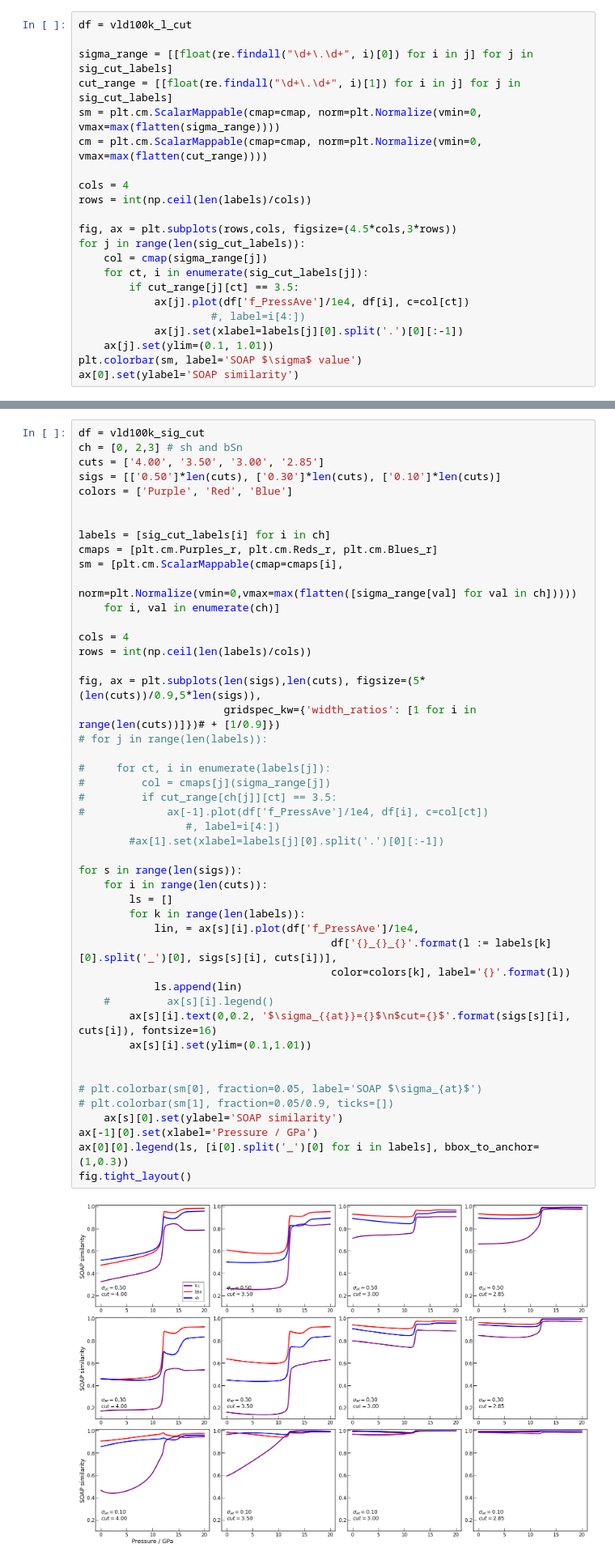
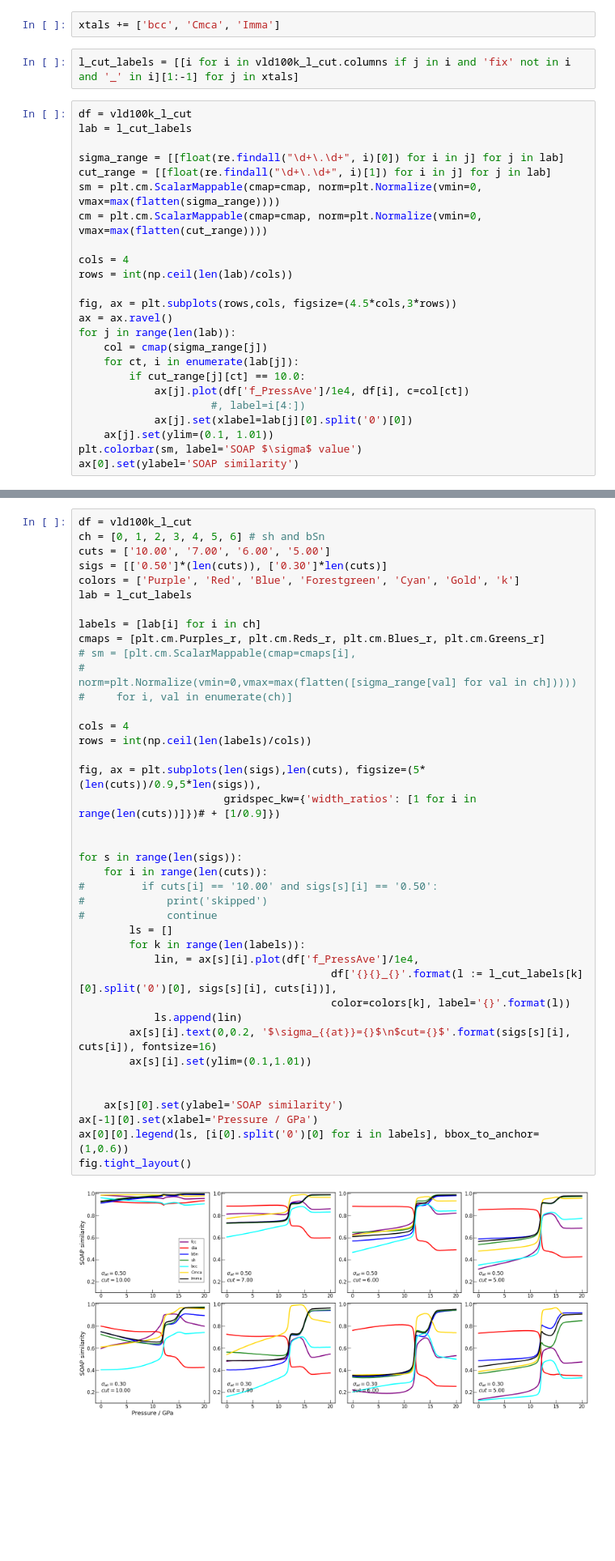
Before and after one commit to MorrowChem/Ge_analysis_local, a Jupyter notebook: GAP_to_MTP_SOAPsearch.ipynb, the cells around one changed output, grey strips where cells are left out. Shown at 81% size. Drawn from its saved outputs; the diff is of its cells as text; blank space fills up the shorter version.

```diff
--- a/GAP_to_MTP_SOAPsearch.ipynb
+++ b/GAP_to_MTP_SOAPsearch.ipynb
@@ -308,22 +249,28 @@ Index(['Origin', 'cutoff', 'nneightol', 'f_PressAve', 'Press', 'fcc0.30',
+# %%
+xtals += ['bcc', 'Cmca', 'Imma']
+# %%
+l_cut_labels = [[i for i in vld100k_l_cut.columns if j in i and 'fix' not in i and '_' in i][1:-1] for j in xtals]
 # %%
 df = vld100k_l_cut
+lab = l_cut_labels
 
-sigma_range = [[float(re.findall("\d+\.\d+", i)[0]) for i in j] for j in sig_cut_labels]
-cut_range = [[float(re.findall("\d+\.\d+", i)[1]) for i in j] for j in sig_cut_labels]
+sigma_range = [[float(re.findall("\d+\.\d+", i)[0]) for i in j] for j in lab]
+cut_range = [[float(re.findall("\d+\.\d+", i)[1]) for i in j] for j in lab]
 sm = plt.cm.ScalarMappable(cmap=cmap, norm=plt.Normalize(vmin=0, vmax=max(flatten(sigma_range))))
 cm = plt.cm.ScalarMappable(cmap=cmap, norm=plt.Normalize(vmin=0, vmax=max(flatten(cut_range))))
 
 cols = 4
-rows = int(np.ceil(len(labels)/cols))
+rows = int(np.ceil(len(lab)/cols))
 
 fig, ax = plt.subplots(rows,cols, figsize=(4.5*cols,3*rows))
-for j in range(len(sig_cut_labels)):
+ax = ax.ravel()
+for j in range(len(lab)):
     col = cmap(sigma_range[j])
-    for ct, i in enumerate(sig_cut_labels[j]):
-        if cut_range[j][ct] == 3.5:
+    for ct, i in enumerate(lab[j]):
+        if cut_range[j][ct] == 10.0:
             ax[j].plot(df['f_PressAve']/1e4, df[i], c=col[ct])
                      #, label=i[4:])
-            ax[j].set(xlabel=labels[j][0].split('.')[0][:-1])
+            ax[j].set(xlabel=lab[j][0].split('0')[0])
     ax[j].set(ylim=(0.1, 1.01))
 plt.colorbar(sm, label='SOAP $\sigma$ value')
 ax[0].set(ylabel='SOAP similarity')
@@ -333,49 +280,42 @@ KeyError: 'fcc_0.10_3.50'
 # %%
-df = vld100k_sig_cut
-ch = [0, 2,3] # sh and bSn
-cuts = ['4.00', '3.50', '3.00', '2.85']
-sigs = [['0.50']*len(cuts), ['0.30']*len(cuts), ['0.10']*len(cuts)]
-colors = ['Purple', 'Red', 'Blue']
+df = vld100k_l_cut
+ch = [0, 1, 2, 3, 4, 5, 6] # sh and bSn
+cuts = ['10.00', '7.00', '6.00', '5.00']
+sigs = [['0.50']*(len(cuts)), ['0.30']*len(cuts)]
+colors = ['Purple', 'Red', 'Blue', 'Forestgreen', 'Cyan', 'Gold', 'k']
+lab = l_cut_labels
 
-
-labels = [sig_cut_labels[i] for i in ch]
-cmaps = [plt.cm.Purples_r, plt.cm.Reds_r, plt.cm.Blues_r]
-sm = [plt.cm.ScalarMappable(cmap=cmaps[i],
-                            norm=plt.Normalize(vmin=0,vmax=max(flatten([sigma_range[val] for val in ch]))))
-    for i, val in enumerate(ch)]
+labels = [lab[i] for i in ch]
+cmaps = [plt.cm.Purples_r, plt.cm.Reds_r, plt.cm.Blues_r, plt.cm.Greens_r]
+# sm = [plt.cm.ScalarMappable(cmap=cmaps[i],
+#                             norm=plt.Normalize(vmin=0,vmax=max(flatten([sigma_range[val] for val in ch]))))
+#     for i, val in enumerate(ch)]
 
 cols = 4
 rows = int(np.ceil(len(labels)/cols))
 
 fig, ax = plt.subplots(len(sigs),len(cuts), figsize=(5*(len(cuts))/0.9,5*len(sigs)),
                        gridspec_kw={'width_ratios': [1 for i in range(len(cuts))]})# + [1/0.9]})
-# for j in range(len(labels)):
 
-#     for ct, i in enumerate(labels[j]):
-#         col = cmaps[j](sigma_range[j])
-#         if cut_range[ch[j]][ct] == 3.5:
-#             ax[-1].plot(df['f_PressAve']/1e4, df[i], c=col[ct])
-                 #, label=i[4:])
-        #ax[1].set(xlabel=labels[j][0].split('.')[0][:-1])
 
 for s in range(len(sigs)):
     for i in range(len(cuts)):
+#         if cuts[i] == '10.00' and sigs[s][i] == '0.50':
+#             print('skipped')
+#             continue
         ls = []
         for k in range(len(labels)):
             lin, = ax[s][i].plot(df['f_PressAve']/1e4,
-                                        df['{}_{}_{}'.format(l := labels[k][0].split('_')[0], sigs[s][i], cuts[i])],
+                                        df['{}{}_{}'.format(l := l_cut_labels[k][0].split('0')[0], sigs[s][i], cuts[i])],
                                         color=colors[k], label='{}'.format(l))
             ls.append(lin)
-    #         ax[s][i].legend()
         ax[s][i].text(0,0.2, '$\sigma_{{at}}={}$\n$cut={}$'.format(sigs[s][i], cuts[i]), fontsize=16)
         ax[s][i].set(ylim=(0.1,1.01))
 
 
-# plt.colorbar(sm[0], fraction=0.05, label='SOAP $\sigma_{at}$')
-# plt.colorbar(sm[1], fraction=0.05/0.9, ticks=[])
     ax[s][0].set(ylabel='SOAP similarity')
 ax[-1][0].set(xlabel='Pressure / GPa')
-ax[0][0].legend(ls, [i[0].split('_')[0] for i in labels], bbox_to_anchor=(1,0.3))
+ax[0][0].legend(ls, [i[0].split('0')[0] for i in labels], bbox_to_anchor=(1,0.6))
 fig.tight_layout()
 # %% [output]
-[figure, old version]
+[figure, new version]
```
Also changed, not shown: parts of 16 cells of this notebook, 4 other files.
